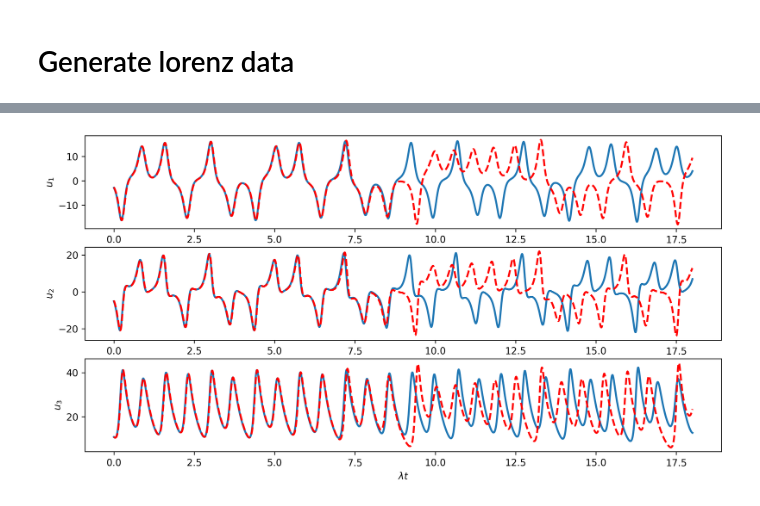
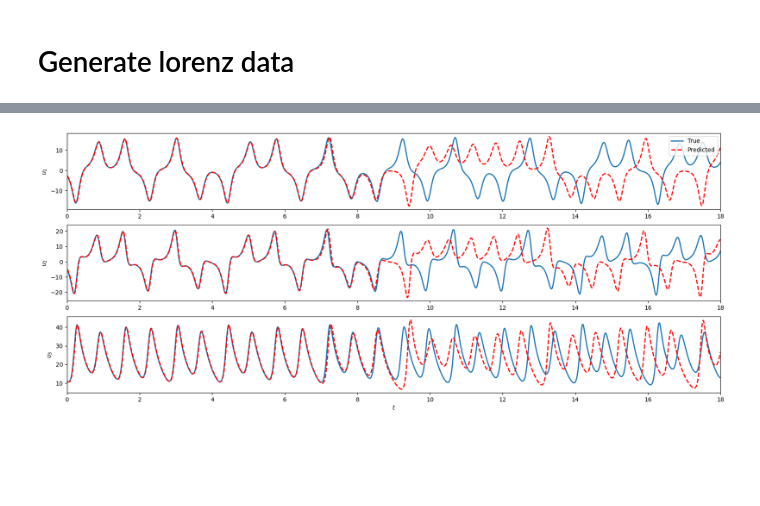
Before and after one commit to Jan-Williams/OpenReservoirComputing, a Jupyter notebook: examples/lorenz.ipynb, the cells around one changed output, grey strips where cells are left out. Saved outputs shown, nothing was run; the diff lists cells and outputs as text; code cells hidden in the pictures; blank space fills up the shorter version.

```diff
--- a/examples/lorenz.ipynb
+++ b/examples/lorenz.ipynb
@@ -15,23 +14,24 @@ import orc.rc
 
 # integrate
 tN = 100
+LYAP = 0.9
 dt = 0.01
 U,t = orc.data.lorenz63(tN=tN, dt=dt)
 
 # train-test split
 test_perc = 0.2
-lyap = 0.9
 split_idx = int((1 - test_perc) * U.shape[0])
 U_train = U[:split_idx, :]
-t_train = t[:split_idx] * lyap
+t_train = t[:split_idx] * LYAP
 U_test = U[split_idx:, :]
-t_test = np.linspace(0, dt * U_test.shape[0], U_test.shape[0]) * lyap
+t_test = np.linspace(0, dt * U_test.shape[0], U_test.shape[0]) * LYAP
 
 # plot training data
-fig, ax = plt.subplots(3, 1, figsize=(12, 6), dpi=150)
-for i in range(3):
-    ax[i].plot(t_train, U_train.T[i], linewidth=2)
-    ax[i].set_ylabel(r"$u_{}$".format(i + 1))
-ax[i].set_xlabel(r"$\lambda$ t")
-plt.show()
+vis.plot_time_series(
+    U_train,
+    t_train,
+    state_var_names=["$u_1$", "$u_2$", "$u_3$"],
+    title="Lorenz63 Training Data",
+    x_label= r"$\lambda t$",
+)
 # %% [output]
@@ -49,13 +48,12 @@ esn, R = orc.models.train_ESNForecaster(esn, U_train[-train_len-1:-1])
 U_pred = esn.forecast(fcast_len=U_test.shape[0], res_state=R[-1])
 # %%
 # plot forecast
-lw = 2
-fig, ax = plt.subplots(3, 1, figsize=(12, 6), dpi=300)
-for i in range(3):
-    ax[i].plot(t_test, U_test.T[i], label="True", linewidth=lw)
-    ax[i].plot(t_test, U_pred.T[i], "r--", label="Predicted", linewidth=lw)
-    ax[i].set_ylabel(r"$u_{}$".format(i + 1))
-ax[i].set_xlabel(r"$\lambda t$")
-plt.show()
+vis.plot_time_series(
+    [U_test, U_pred],
+    t_test,
+    state_var_names=["$u_1$", "$u_2$", "$u_3$"],
+    time_series_labels=["True", "Predicted"],
+    line_formats=["-", "r--"]
+)
 # %% [output]
-[figure, old version]
+[figure, new version]
```
Also changed, not shown: parts of 2 cells of this notebook, 2 other files.
